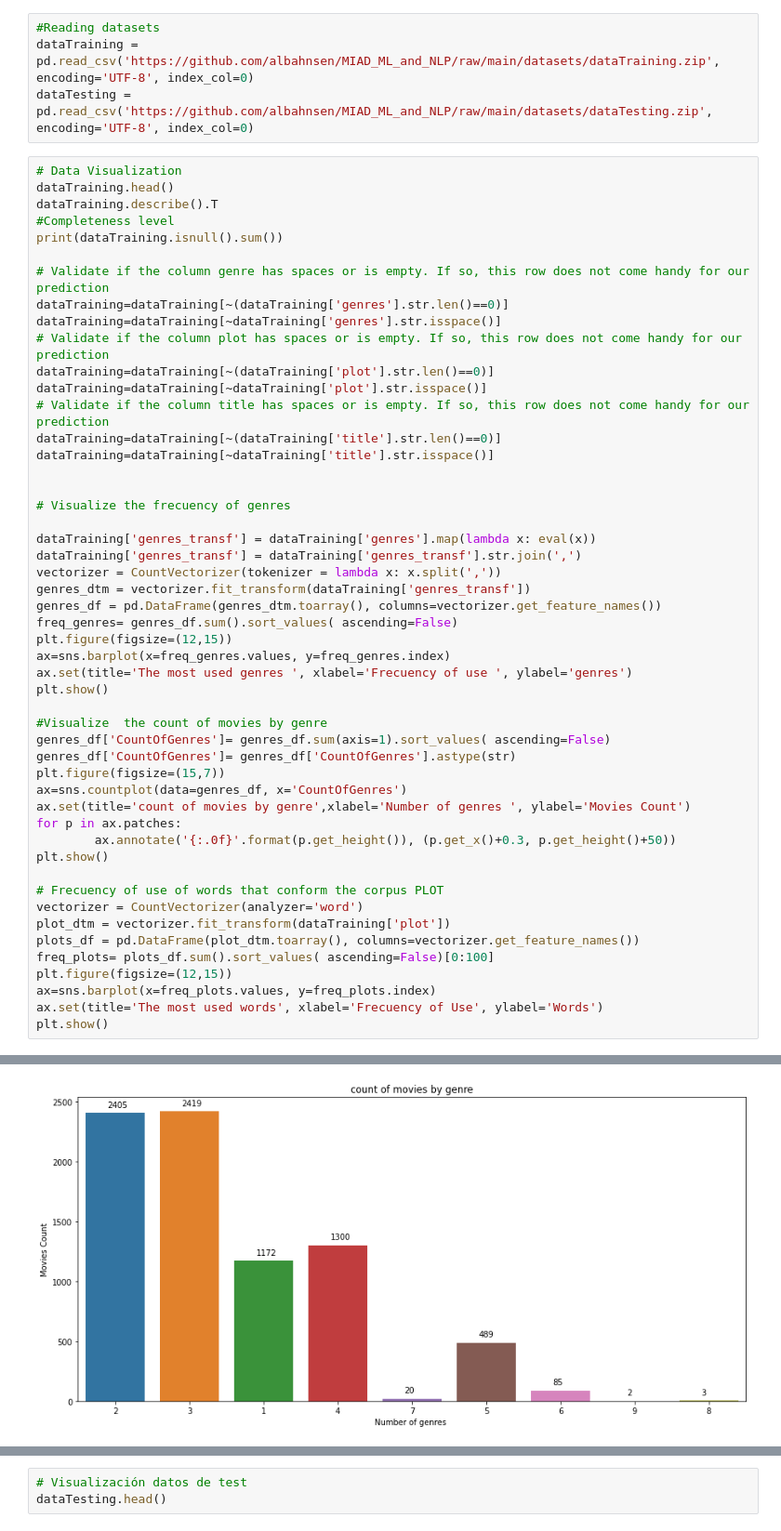
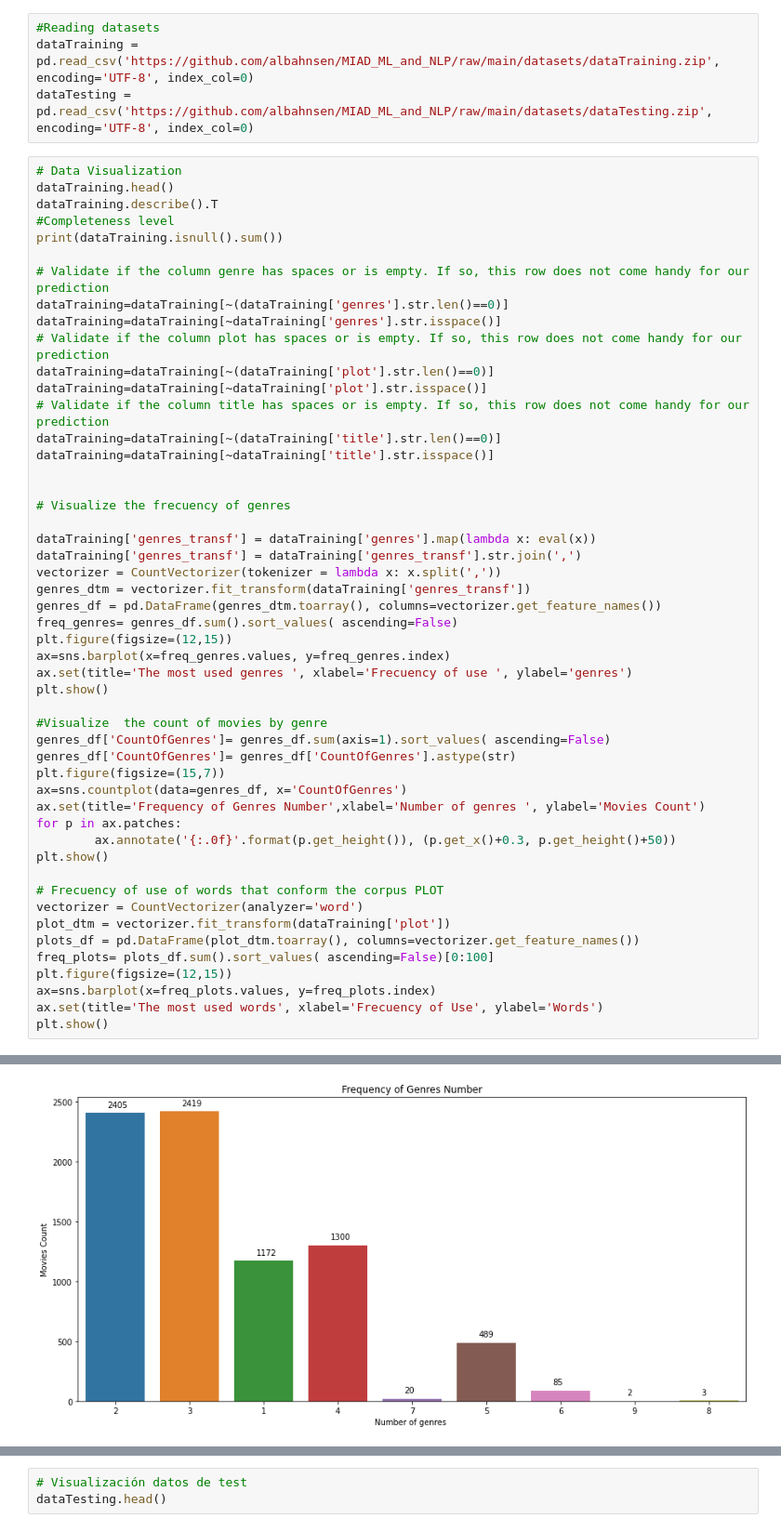
Before and after one commit to eduardotoledoZero/Competitions, a Jupyter notebook: Movies_Genres_Classification_EDA.ipynb, the cells around one changed output, grey strips where cells are left out. Shown at 93% size. Saved outputs shown, nothing was run; the diff lists cells and outputs as text.

```diff
--- a/Movies_Genres_Classification_EDA.ipynb
+++ b/Movies_Genres_Classification_EDA.ipynb
@@ -74,7 +74,7 @@ genres_df['CountOfGenres']= genres_df.sum(axis=1).sort_values( ascending=False)
 genres_df['CountOfGenres']= genres_df['CountOfGenres'].astype(str)
 plt.figure(figsize=(15,7))
 ax=sns.countplot(data=genres_df, x='CountOfGenres')
-ax.set(title='count of movies by genre',xlabel='Number of genres ', ylabel='Movies Count')
+ax.set(title='Frequency of Genres Number',xlabel='Number of genres ', ylabel='Movies Count')
 for p in ax.patches:
         ax.annotate('{:.0f}'.format(p.get_height()), (p.get_x()+0.3, p.get_height()+50))
 plt.show()
@@ -97,6 +98,6 @@ rating    0
 dtype: int64
 [figure]
-[figure, old version]
+[figure, new version]
 [figure]
 # %%
 # Visualización datos de test
```
Also changed, not shown: parts of 1 cell of this notebook.
